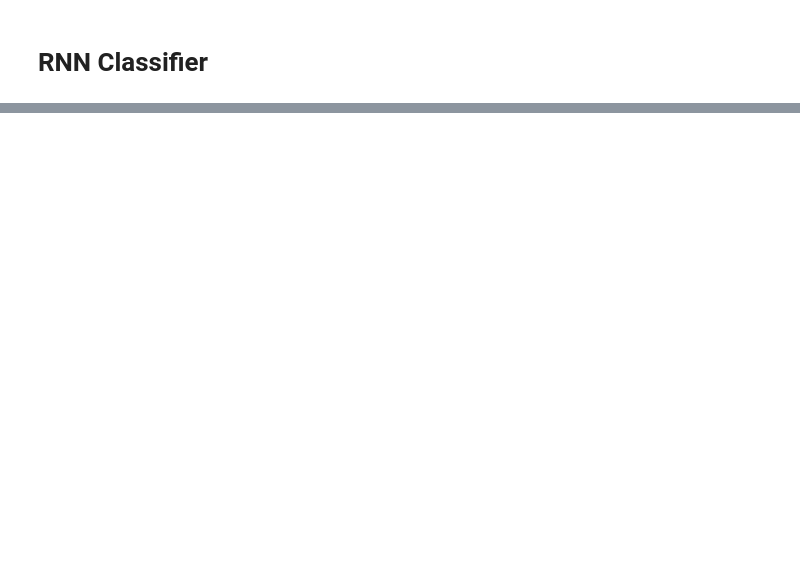
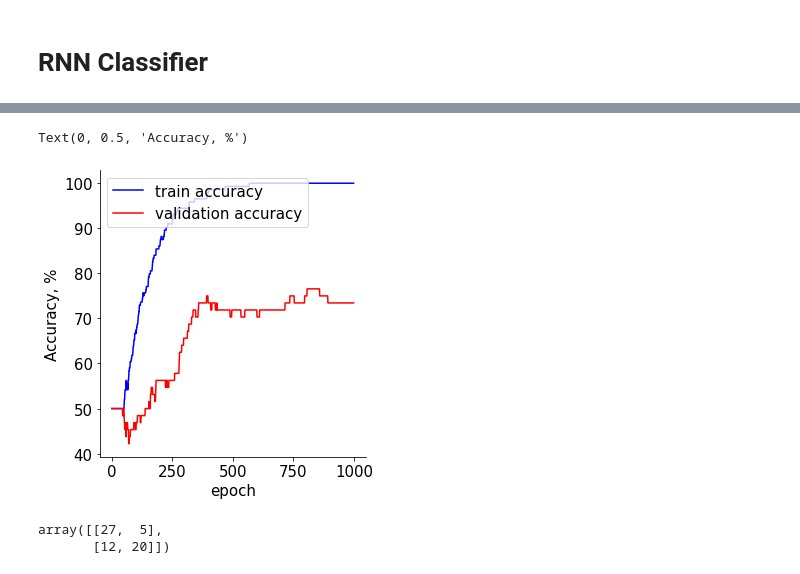
Before and after one commit to Ninja-State/NMA-DL-Project, a Jupyter notebook: NMA_DL_Project.ipynb, the cells around one changed output, grey strips where cells are left out. Drawn from its saved outputs; the diff is of its cells as text; code cells hidden in the pictures; blank space fills up the shorter version.

```diff
--- a/NMA_DL_Project.ipynb
+++ b/NMA_DL_Project.ipynb
@@ -496,23 +558,13 @@ labels = torch.from_numpy(is_correct.astype(np.int)).to(device)
+# %%
+input_train = input[:,idx_train,:]
+input_test = input[:,idx_test,:]
+# %%
+label_train = labels[idx_train]
+label_test = labels[idx_test]
 # %%
-input_size = input.shape[-1]
-hidden_size = 6
+input_size = input_train.size(-1)
+hidden_size = 3
 num_layers = 1
 num_classes = 2
 learning_rate = 0.001
-niter = 2000
+niter = 1000
-# %%
-model = RNNClass(input_size,hidden_size,num_layers,num_classes).to(device)
-criterion = nn.CrossEntropyLoss()
-optimizer = torch.optim.Adam(model.parameters(),lr=learning_rate)
-
-for k in range(niter):
-  outputs, h = model(input)
-  #print(outputs)
-  loss = criterion(outputs,labels)
-
-  optimizer.zero_grad()
-  loss.backward()
-  optimizer.step()
-
-  if k % 100 == 0:
-    print(f'iteration {k}, cost {loss.item():.4f}')
@@ -539,0 +651,17 @@ iteration 1900, cost 0.0017
+# %%
+plt.figure(figsize=(5,5))
+plt.plot(np.arange(0, niter), train_acc, label='train accuracy', color='blue')
+plt.plot(np.arange(0, niter), val_acc, label='validation accuracy', color='red')
+plt.legend(loc='upper left')
+plt.xlabel('epoch')
+plt.ylabel('Accuracy, %')
+# %% [output]
+Text(0, 0.5, 'Accuracy, %')
+[figure, added]
+# %%
+from sklearn.metrics import confusion_matrix
+confusion_matrix(label_test.cpu().numpy(), predicted.cpu().numpy())
+# tn,fp,fn,tp
+# %% [output]
+array([[27,  5],
+       [12, 20]])
```
Also changed, not shown: parts of 23 cells of this notebook.
